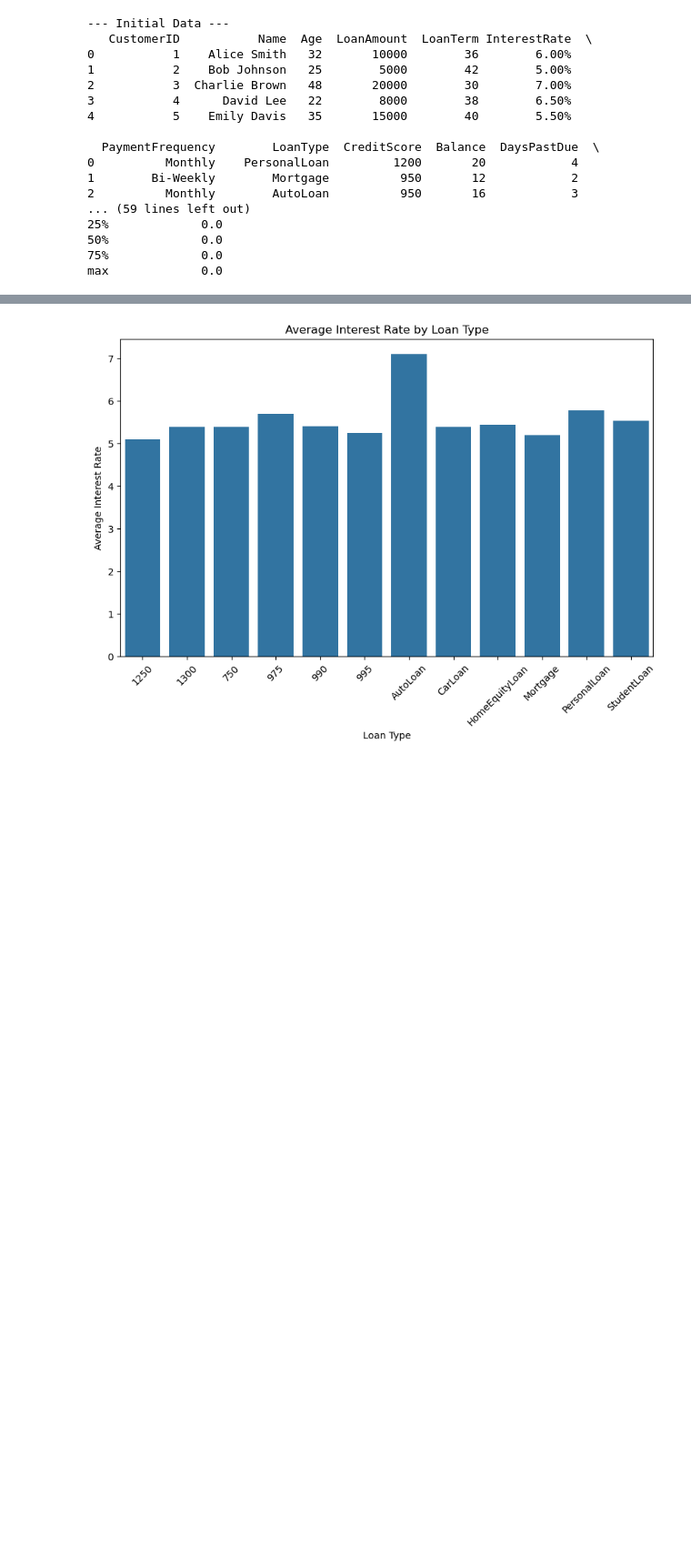
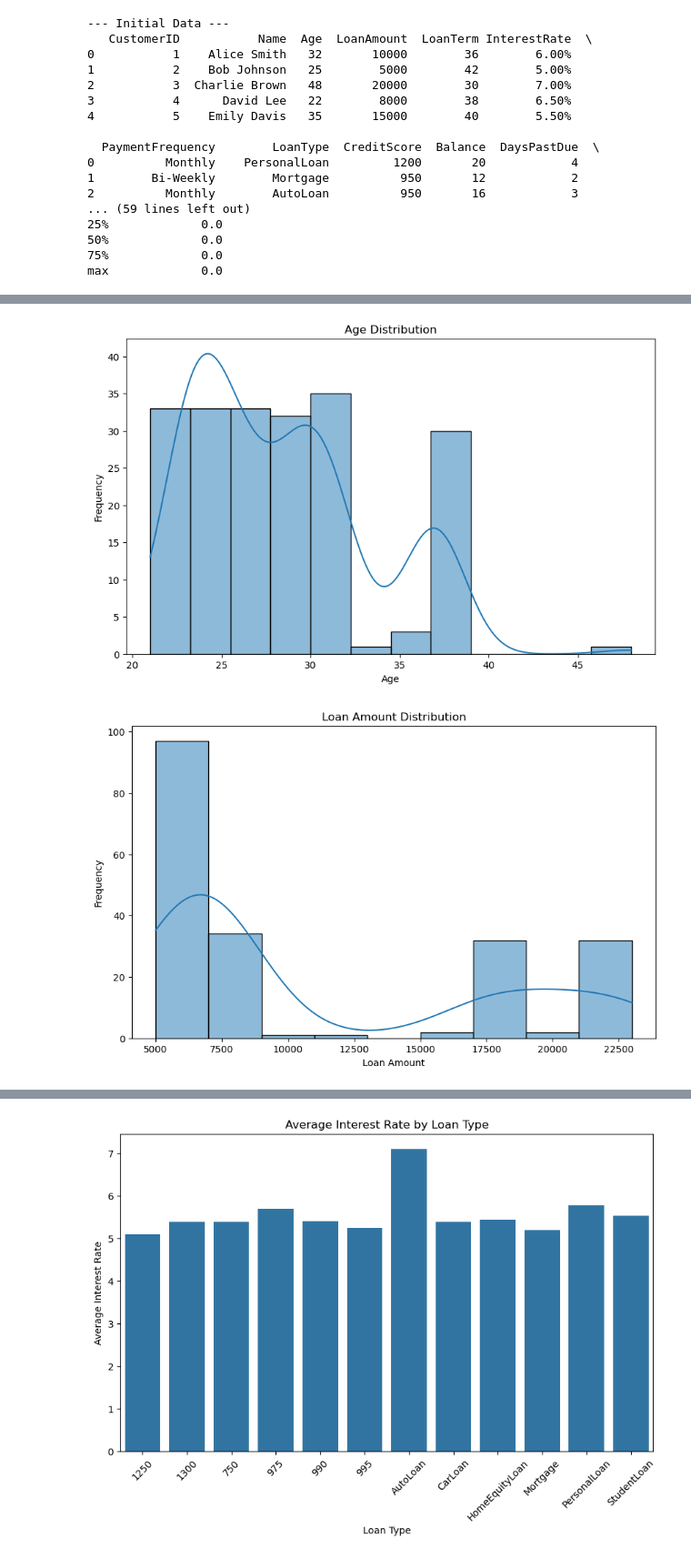
Before and after one commit to CrepeGoat/ethical-AI, a Jupyter notebook: lab/bias-1.ipynb, the cells around one changed output, grey strips where cells are left out. Shown at 91% size. Cells and saved outputs as stored; diff of their text form; code cells hidden in the pictures; blank space fills up the shorter version.

```diff
--- a/lab/bias-1.ipynb
+++ b/lab/bias-1.ipynb
@@ -185,0 +106,70 @@ SyntaxError: invalid syntax (415866714.py, line 102)
+# %%
+# --- 4.  Distribution & Visualization ---
+# Create histograms to understand the distribution of numeric variables
+# This helps identify patterns, outliers, and potential biases in the data
+
+# Visualize the distribution of Age
+# kde=True adds a smooth curve showing the probability distribution
+plt.figure(figsize=(10, 6))
+sns.histplot(df['Age'], kde=True)
+plt.title('Age Distribution')
+plt.xlabel('Age')
+plt.ylabel('Frequency')
+plt.show()
+
+# Visualize the distribution of Loan Amounts
+# Look for: Are most loans small or large? Are there outliers?
+plt.figure(figsize=(10, 6))
+sns.histplot(df['LoanAmount'], kde=True)
+plt.title('Loan Amount Distribution')
+plt.xlabel('Loan Amount')
+plt.ylabel('Frequency')
+plt.show()
+
+# Visualize the distribution of Loan Terms
+# This shows the typical length of loans in the dataset
+plt.figure(figsize=(10, 6))
+sns.histplot(df['LoanTerm'], kde=True)
+plt.title('Loan Term Distribution')
+plt.xlabel('Loan Term')
+plt.ylabel('Frequency')
+plt.show()
+
+# Visualize the distribution of Interest Rates
+# Important for identifying potential bias - are rates consistent across groups?
+plt.figure(figsize=(10, 6))
+sns.histplot(df['InterestRate'], kde=True)
+plt.title('Interest Rate Distribution')
+plt.xlabel('Interest Rate')
+plt.ylabel('Frequency')
+plt.show()
+
+# Visualize the distribution of Payment Frequency (categorical)
+# Shows how often borrowers make payments
+plt.figure(figsize=(10, 6))
+sns.histplot(df['PaymentFrequency'], kde=True)
+plt.title('Payment Frequency Distribution')
+plt.xlabel('Payment Frequency')
+plt.ylabel('Frequency')
+plt.show()
+
+# Visualize the distribution of Loan Types (categorical)
+# Shows the mix of different loan types in the dataset
+plt.figure(figsize=(10, 6))
+sns.histplot(df['LoanType'], kde=True)
+plt.title('Loan Type Distribution')
+plt.xlabel('Loan Type')
+plt.ylabel('Frequency')
+plt.show()
+
+# Visualize the distribution of Loan Status (categorical)
+# Shows how many loans are current, late, or defaulted
+plt.figure(figsize=(10, 6))
+sns.histplot(df['LoanStatus'], kde=True)
+plt.title('Loan Status Distribution')
+plt.xlabel('Loan Status')
+plt.ylabel('Frequency')
+plt.show()
+# %% [output]
+[figure, added]
+[figure, added]
```
Also changed, not shown: parts of 5 cells of this notebook.
